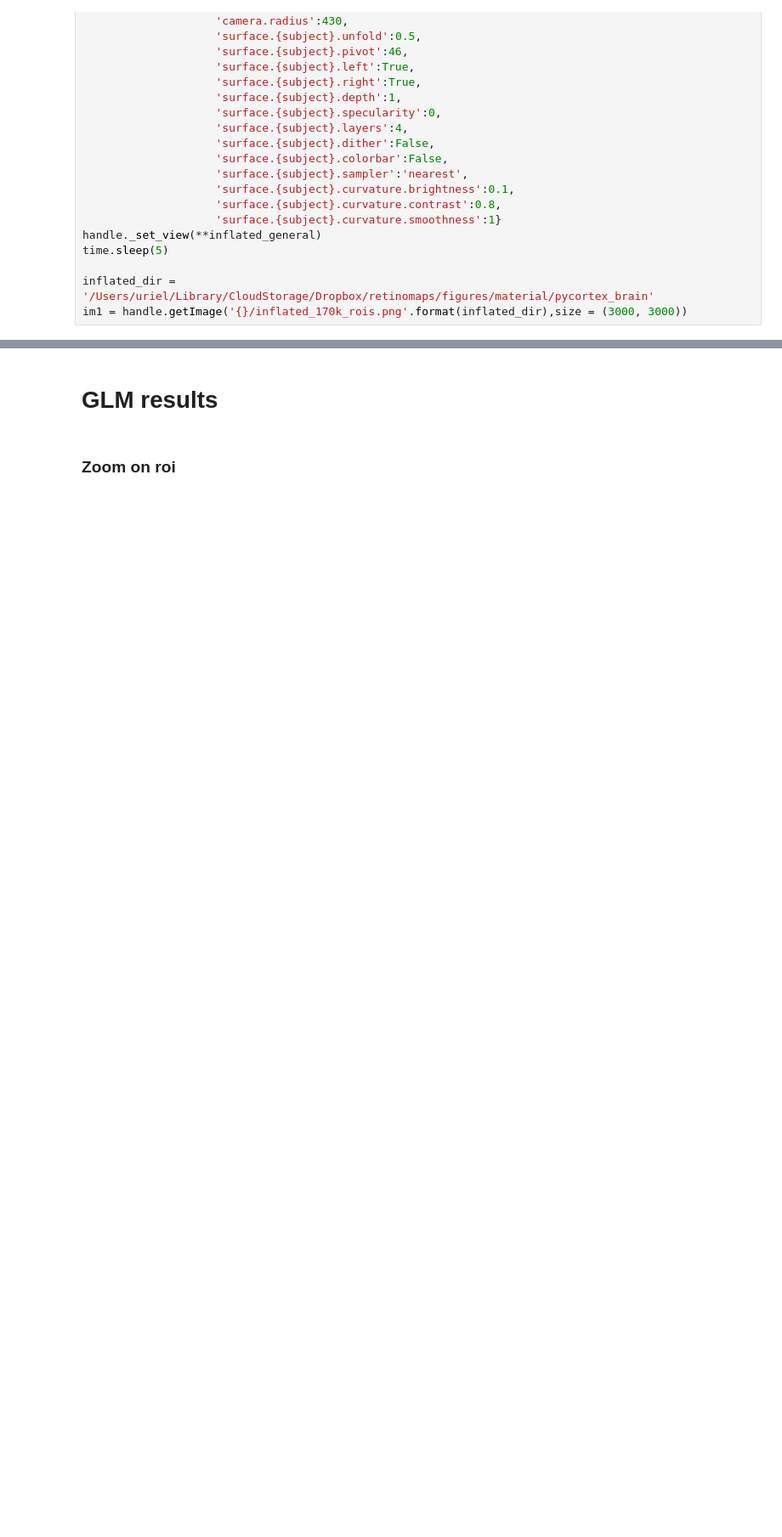
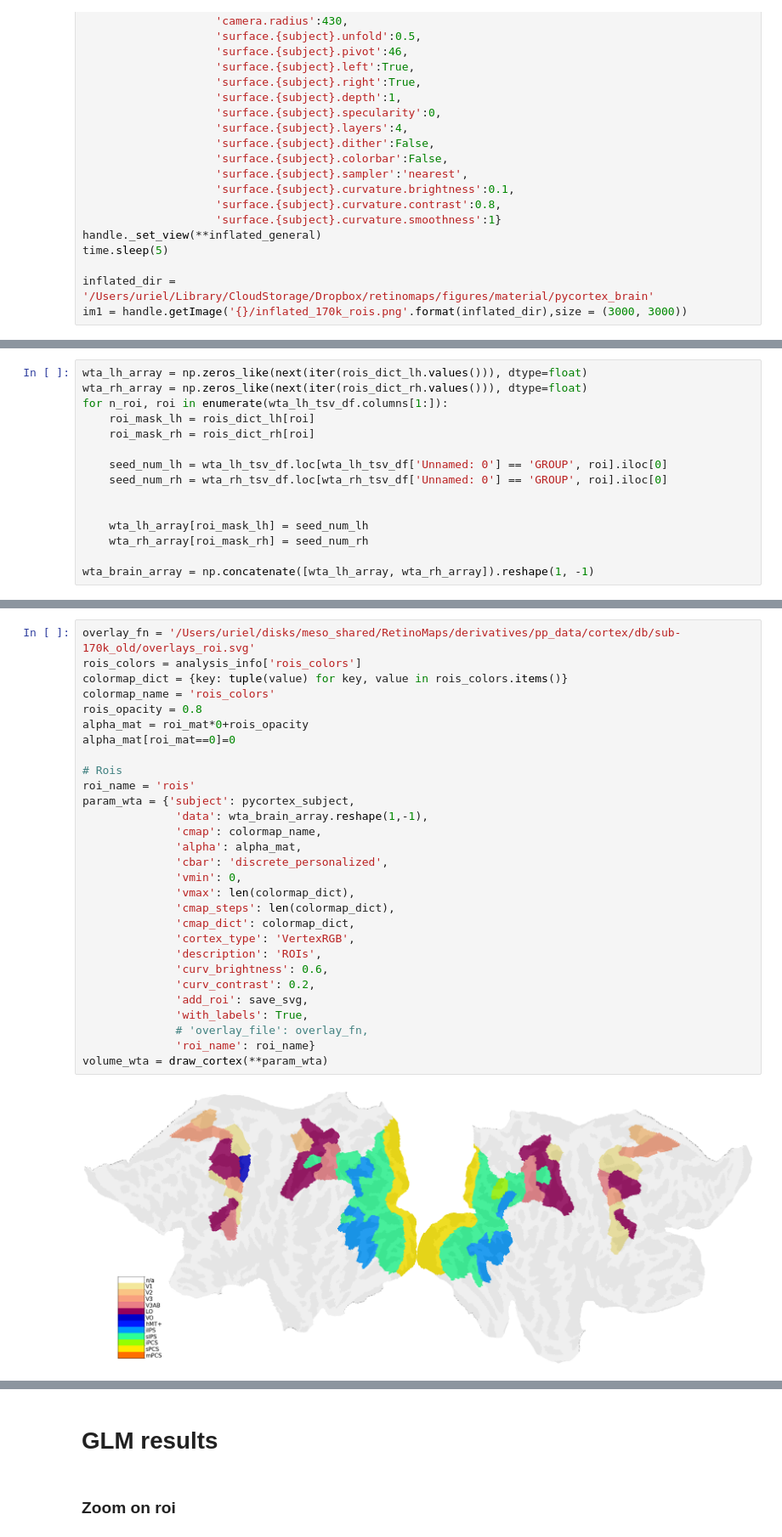
Before and after one commit to mszinte/pRF_analysis, a Jupyter notebook: RetinoMaps/dev/Paper/pycortex_plots.ipynb, the cells around one changed output, grey strips where cells are left out. Shown at 85% size. Saved outputs shown, nothing was run; the diff lists cells and outputs as text; blank space fills up the shorter version.

```diff
--- a/RetinoMaps/dev/Paper/pycortex_plots.ipynb
+++ b/RetinoMaps/dev/Paper/pycortex_plots.ipynb
@@ -507,0 +556,15 @@ im1 = handle.getImage('{}/inflated_170k_rois.png'.format(inflated_dir),size = (3
+# %%
+wta_lh_array = np.zeros_like(next(iter(rois_dict_lh.values())), dtype=float)
+wta_rh_array = np.zeros_like(next(iter(rois_dict_rh.values())), dtype=float)
+for n_roi, roi in enumerate(wta_lh_tsv_df.columns[1:]):
+    roi_mask_lh = rois_dict_lh[roi]
+    roi_mask_rh = rois_dict_rh[roi]
+
+    seed_num_lh = wta_lh_tsv_df.loc[wta_lh_tsv_df['Unnamed: 0'] == 'GROUP', roi].iloc[0]
+    seed_num_rh = wta_rh_tsv_df.loc[wta_rh_tsv_df['Unnamed: 0'] == 'GROUP', roi].iloc[0]
+
+
+    wta_lh_array[roi_mask_lh] = seed_num_lh
+    wta_rh_array[roi_mask_rh] = seed_num_rh
+
+wta_brain_array = np.concatenate([wta_lh_array, wta_rh_array]).reshape(1, -1)
@@ -507,0 +699,31 @@ im1 = handle.getImage('{}/inflated_170k_rois.png'.format(inflated_dir),size = (3
+# %%
+overlay_fn = '/Users/uriel/disks/meso_shared/RetinoMaps/derivatives/pp_data/cortex/db/sub-170k_old/overlays_roi.svg'
+rois_colors = analysis_info['rois_colors']
+colormap_dict = {key: tuple(value) for key, value in rois_colors.items()}
+colormap_name = 'rois_colors'
+rois_opacity = 0.8
+alpha_mat = roi_mat*0+rois_opacity
+alpha_mat[roi_mat==0]=0
+
+# Rois
+roi_name = 'rois'
+param_wta = {'subject': pycortex_subject,
+              'data': wta_brain_array.reshape(1,-1),
+              'cmap': colormap_name,
+              'alpha': alpha_mat,
+              'cbar': 'discrete_personalized',
+              'vmin': 0,
+              'vmax': len(colormap_dict),
+              'cmap_steps': len(colormap_dict),
+              'cmap_dict': colormap_dict,
+              'cortex_type': 'VertexRGB',
+              'description': 'ROIs',
+              'curv_brightness': 0.6,
+              'curv_contrast': 0.2,
+              'add_roi': save_svg,
+              'with_labels': True,
+              # 'overlay_file': overlay_fn,
+              'roi_name': roi_name}
+volume_wta = draw_cortex(**param_wta)
+# %% [output]
+[figure, added]
```
Also changed, not shown: parts of 12 cells of this notebook, 12 other files.
